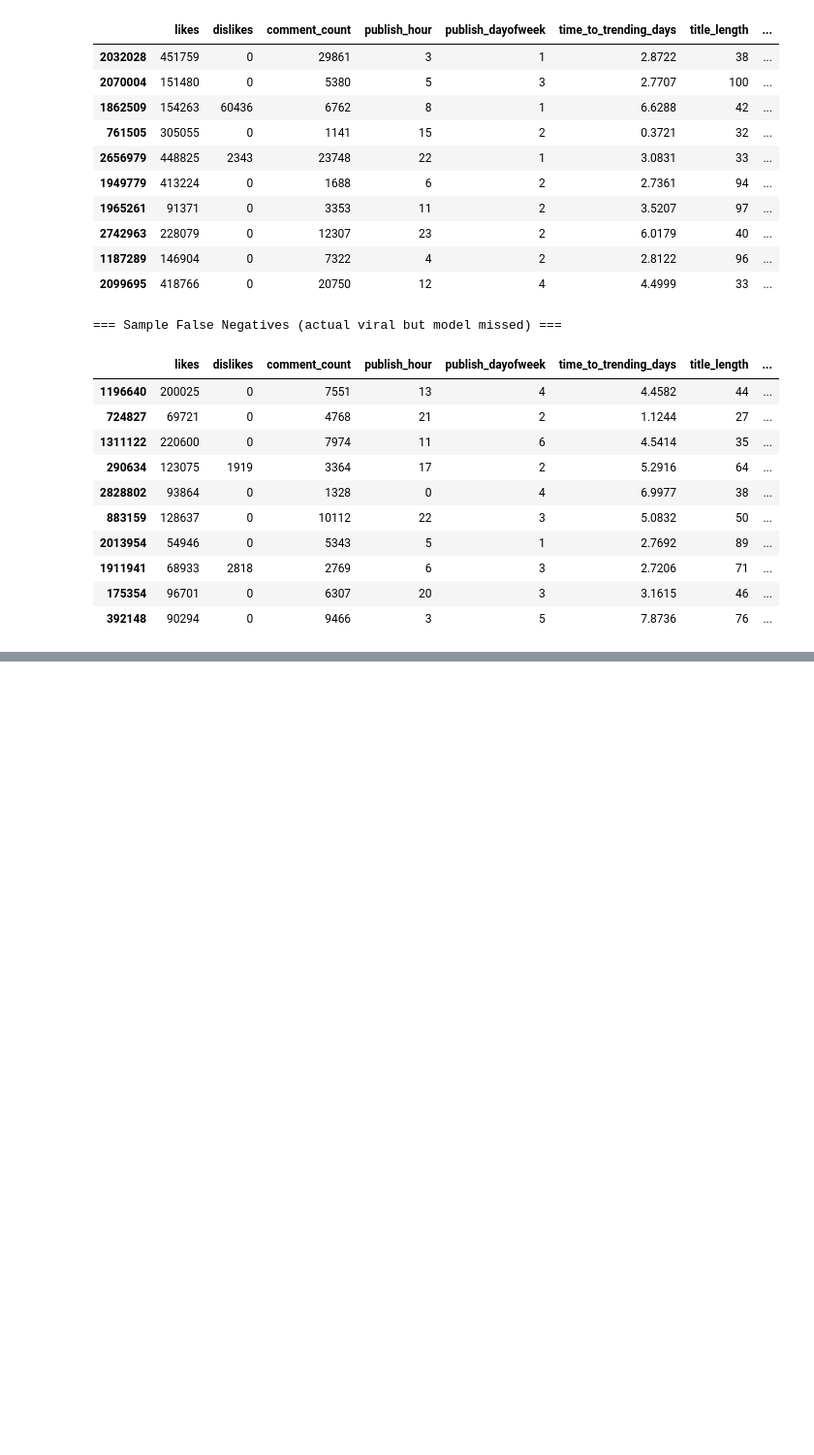
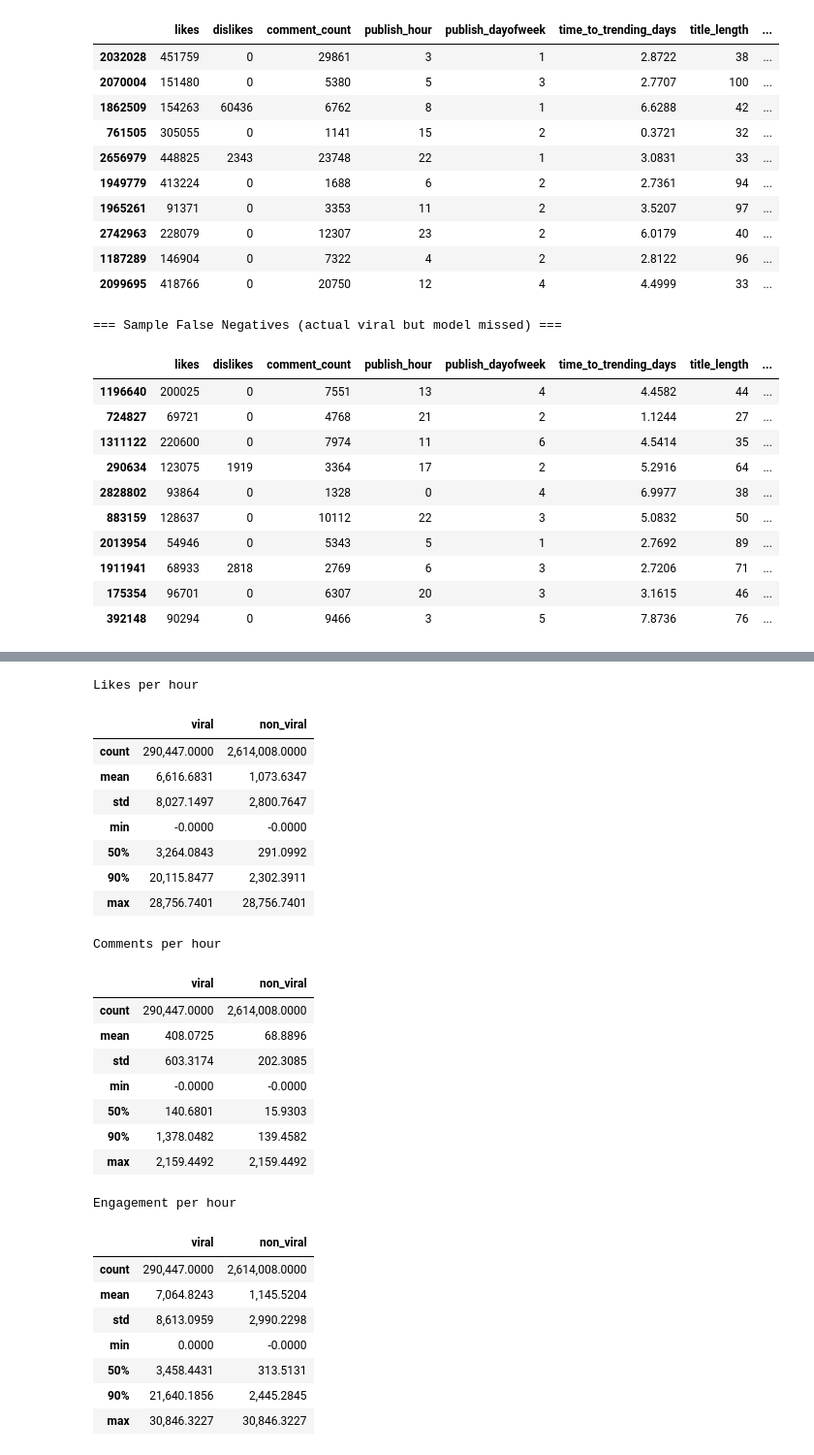
Before and after one commit to nancy1404/youtube-trending-analysis, a Jupyter notebook: notebooks/Gloabl_Notebook.ipynb, the cells around one changed output, grey strips where cells are left out. Shown at 97% size. Cells and saved outputs as stored; diff of their text form; code cells hidden in the pictures; blank space fills up the shorter version.

```diff
--- a/notebooks/Gloabl_Notebook.ipynb
+++ b/notebooks/Gloabl_Notebook.ipynb
@@ -1382,0 +1575,45 @@ To deepen
+# %%
+import pandas as pd
+
+def summarize_velocity(col):
+    return pd.DataFrame({
+        "viral": velocity_df[velocity_df["viral"] == 1][col].describe(percentiles=[0.5, 0.9]),
+        "non_viral": velocity_df[velocity_df["viral"] == 0][col].describe(percentiles=[0.5, 0.9])
+    })
+
+print("Likes per hour")
+display(summarize_velocity("likes_per_hour"))
+
+print("Comments per hour")
+display(summarize_velocity("comments_per_hour"))
+
+print("Engagement per hour")
+display(summarize_velocity("engagement_per_hour"))
+# %% [output]
+Likes per hour
+|  | viral | non_viral |
+| count | 290,447.0000 | 2,614,008.0000 |
+| mean | 6,616.6831 | 1,073.6347 |
+| std | 8,027.1497 | 2,800.7647 |
+| min | -0.0000 | -0.0000 |
+| 50% | 3,264.0843 | 291.0992 |
+| 90% | 20,115.8477 | 2,302.3911 |
+| max | 28,756.7401 | 28,756.7401 |
+Comments per hour
+|  | viral | non_viral |
+| count | 290,447.0000 | 2,614,008.0000 |
+| mean | 408.0725 | 68.8896 |
+| std | 603.3174 | 202.3085 |
+| min | -0.0000 | -0.0000 |
+| 50% | 140.6801 | 15.9303 |
+| 90% | 1,378.0482 | 139.4582 |
+| max | 2,159.4492 | 2,159.4492 |
+Engagement per hour
+|  | viral | non_viral |
+| count | 290,447.0000 | 2,614,008.0000 |
+| mean | 7,064.8243 | 1,145.5204 |
+| std | 8,613.0959 | 2,990.2298 |
+| min | 0.0000 | -0.0000 |
+| 50% | 3,458.4431 | 313.5131 |
+| 90% | 21,640.1856 | 2,445.2845 |
+| max | 30,846.3227 | 30,846.3227 |
```
Also changed, not shown: parts of 7 cells of this notebook.
